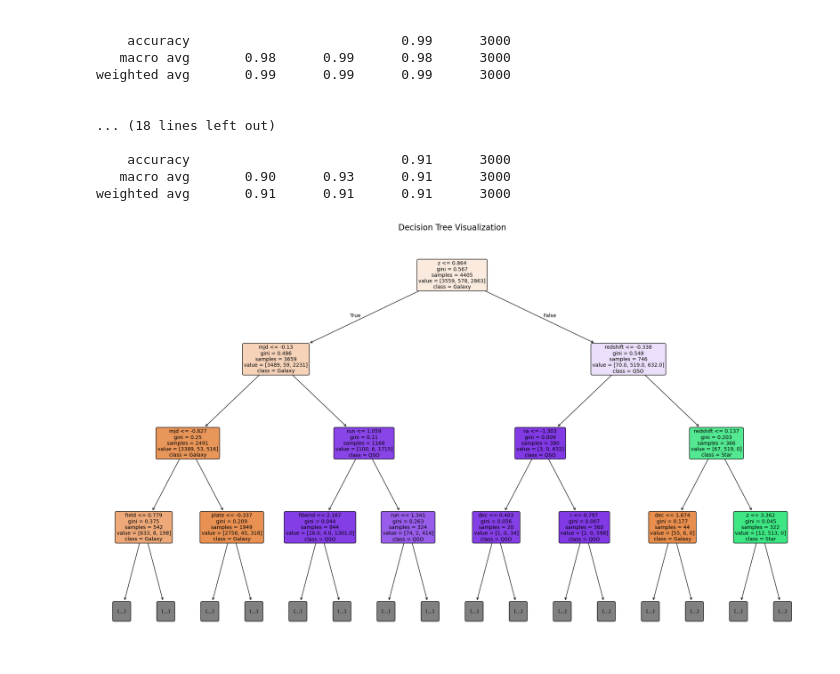
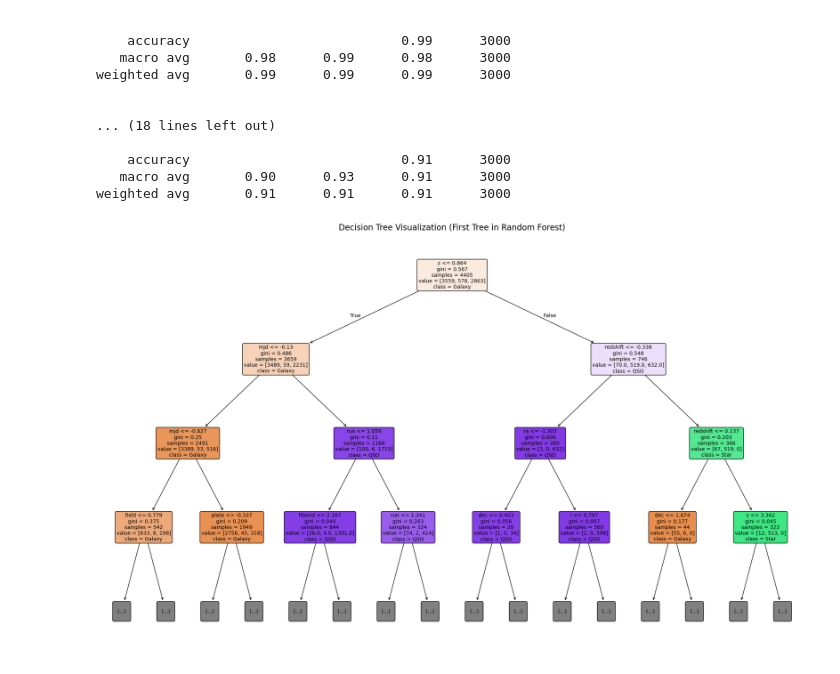
Before and after one commit to rabbit2307/My_Projects, a Jupyter notebook: ML Projects/Predicting Stars, Galaxies & Quasars with Machine Learning.ipynb, the cells around one changed output. Cells and saved outputs as stored; diff of their text form; code cells hidden in the pictures.

```diff
--- a/ML Projects/Predicting Stars, Galaxies & Quasars with Machine Learning.ipynb
+++ b/ML Projects/Predicting Stars, Galaxies & Quasars with Machine Learning.ipynb
@@ -165,3 +172,6 @@ plt.show()
 dtClassifer = DecisionTreeClassifier(max_leaf_nodes=15,max_depth=3)
 LRClassifer = LogisticRegression()
 NeNeClassifier = KNeighborsClassifier(n_neighbors=3)
+
+model = RandomForestClassifier(n_estimators=100, random_state=128)
+model.fit(X_train, y_train)
@@ -231,23 +243,27 @@ weighted avg       0.99      0.99      0.99      3000
    macro avg       0.90      0.93      0.91      3000
 weighted avg       0.91      0.91      0.91      3000
 # %%
-# Visualize a single decision tree from the forest
+X = data.drop('class', axis=1)
+feature_names = X.columns.tolist()
+scaler = StandardScaler(copy=True, with_mean=True, with_std=True)
+X = scaler.fit_transform(X)
+
 plt.figure(figsize=(25, 15))
 plot_tree(model.estimators_[0],
           feature_names=feature_names,
           class_names=['Galaxy', 'Star', 'QSO'],
           filled=True,
           max_depth=3,
           impurity=True,
           proportion=False,
           rounded=True,
           label='all',
           fontsize=10
          )
-plt.title("Decision Tree Visualization", fontsize=16)
+plt.title("Decision Tree Visualization (First Tree in Random Forest)", fontsize=16)
 plt.show()
 # %% [output]
-[figure, old version]
+[figure, new version]
 # %%
 plt.figure(figsize=(15, 10))
 sns.heatmap(data.corr(), annot=True, cmap='coolwarm', fmt=".2f", linewidths=.5)
```
Also changed, not shown: parts of 17 cells of this notebook, 3 other files.
